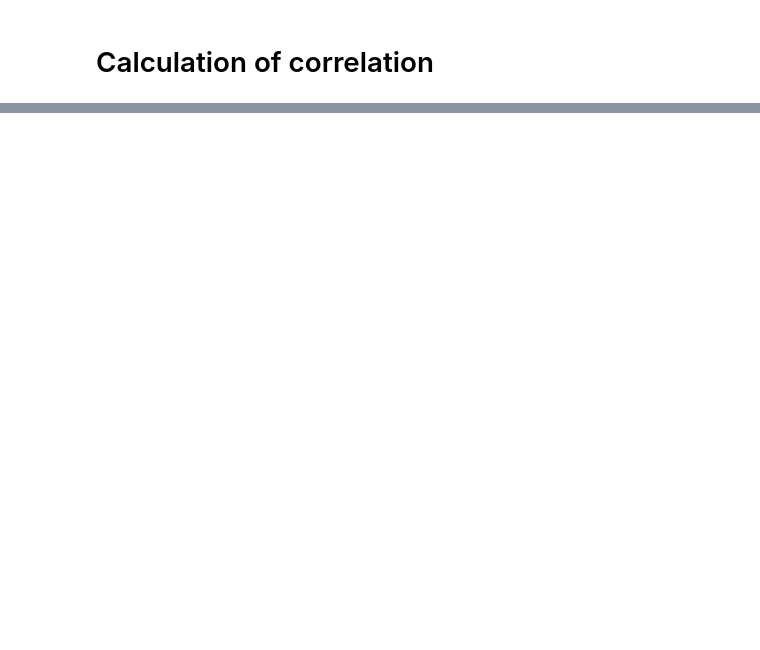
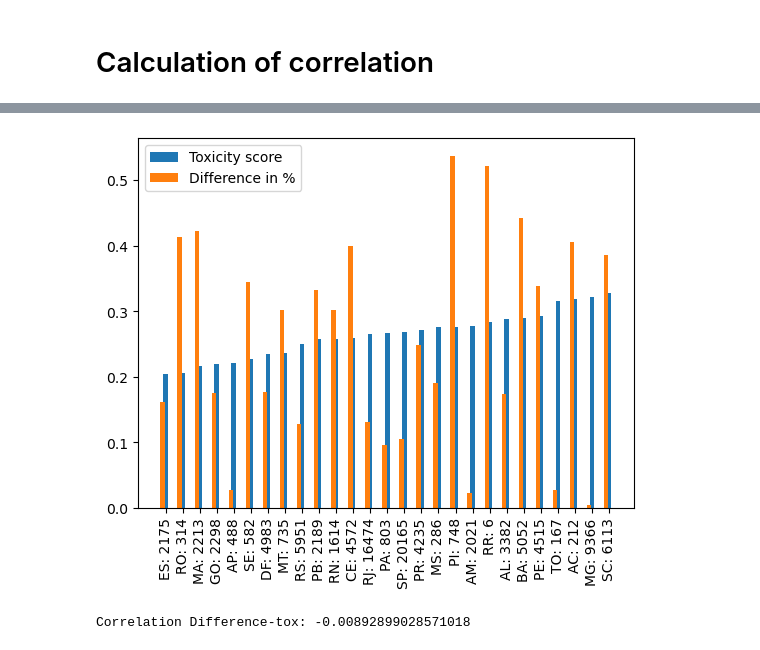
Before and after one commit to grochlitzzz/CSS_Eleicoes, a Jupyter notebook: ToxicityAndElectionResults.ipynb, the cells around one changed output, grey strips where cells are left out. Drawn from its saved outputs; the diff is of its cells as text; code cells hidden in the pictures; blank space fills up the shorter version.

```diff
--- a/ToxicityAndElectionResults.ipynb
+++ b/ToxicityAndElectionResults.ipynb
@@ -190,0 +260,27 @@ del Bolsonarodict["ZZ"]
+# %%
+diff = []
+
+for state in final_Luladict:
+    if (final_Luladict[state][0] == -1):
+        continue
+    diff.append(abs(final_Luladict[state][1] - final_Bolsonarodict[state][1]))
+# %%
+xposT3 = []
+xposD = []
+
+for i in range(len(states)):
+    xposT3.append(3*i+1)
+    xposD.append(3*i+0.5)
+
+plt.bar(xposT3, tox, label='Toxicity score')
+plt.bar(xposD, diff, label='Difference in %')
+plt.xticks(xposT3, states, rotation=90)
+plt.legend()
+
+plt.show()
+
+#calculate the correlation between the two arrays
+print("Correlation Difference-tox: " + str(np.corrcoef(tox, diff)[0,1]))
+# %% [output]
+[figure, added]
+Correlation Difference-tox: -0.00892899028571018
```
Also changed, not shown: parts of 14 cells of this notebook.
